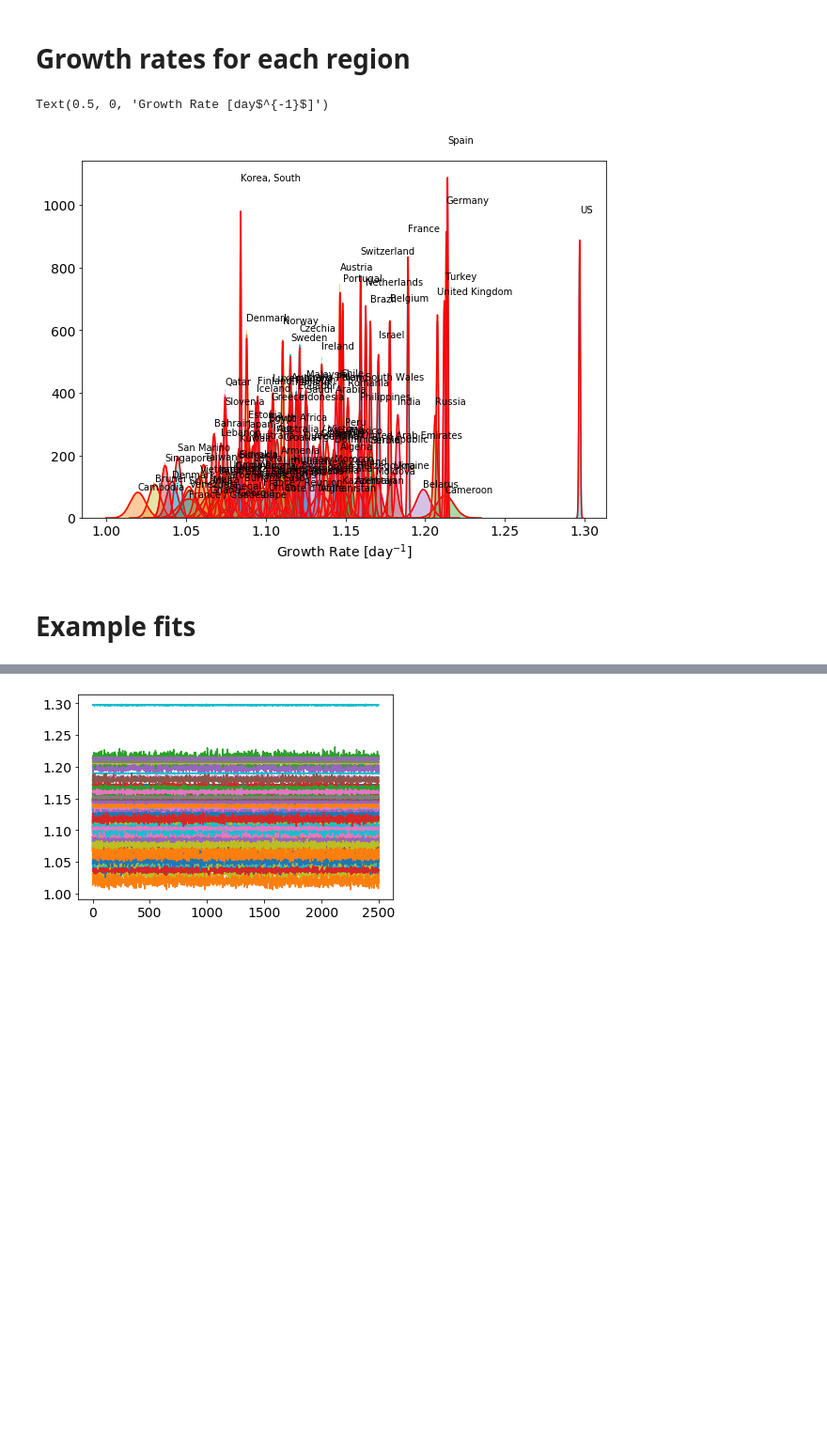
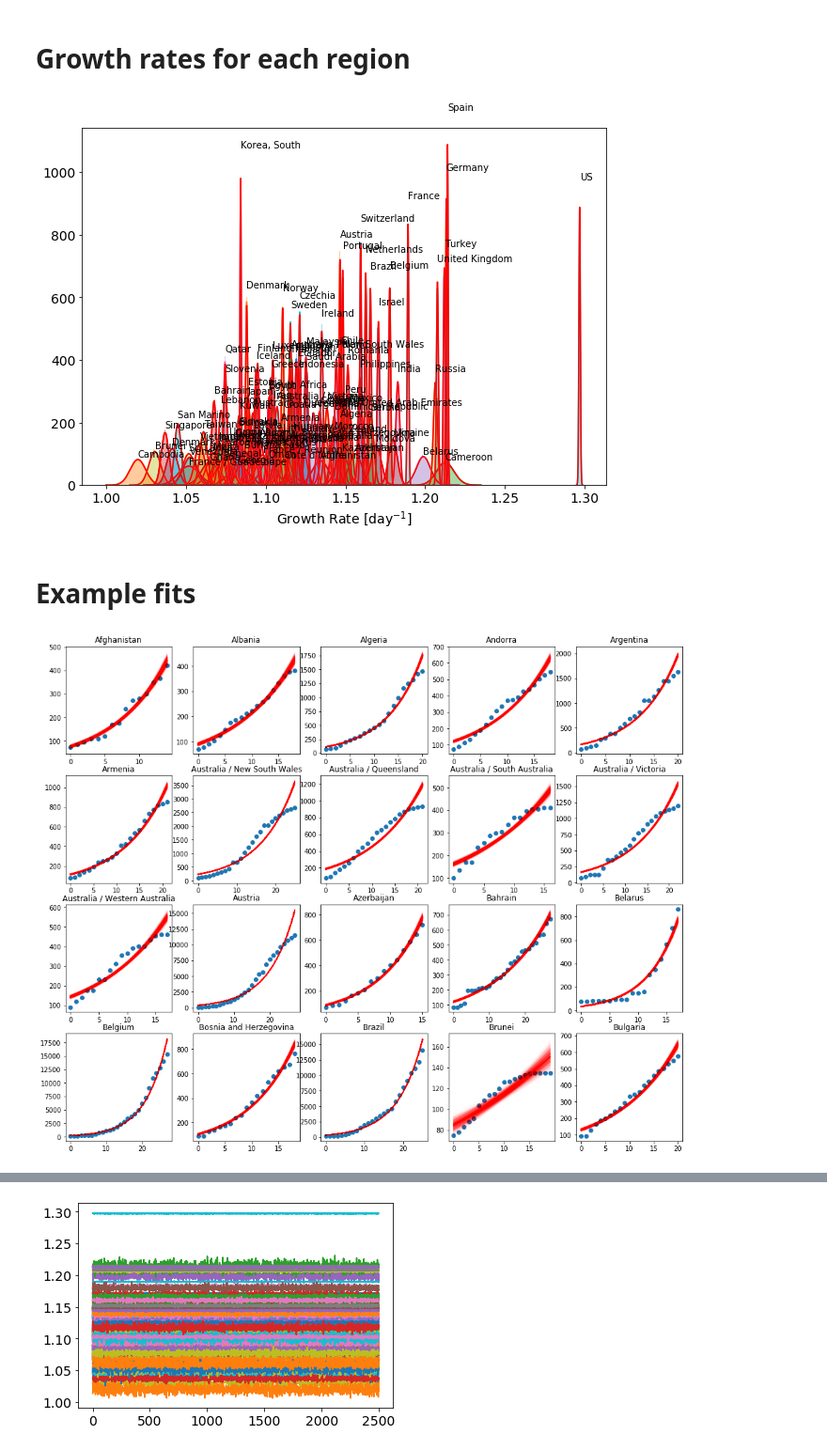
Before and after one commit to chrisfinlay/covid19, a Jupyter notebook: notebooks/2.1 Exponential Bayesian Hierarchical Model (BHM) Confirmed only.ipynb, the cells around one changed output, grey strips where cells are left out. Shown at 94% size. Drawn from its saved outputs; the diff is of its cells as text; code cells hidden in the pictures; blank space fills up the shorter version.

```diff
--- a/notebooks/2.1 Exponential Bayesian Hierarchical Model (BHM) Confirmed only.ipynb
+++ b/notebooks/2.1 Exponential Bayesian Hierarchical Model (BHM) Confirmed only.ipynb
@@ -143,7 +126,7 @@ print(f'Time taken to compile model and draw samples : {time()-s} s')
 Time taken to compile model and draw samples : 11123.779036045074 s
 # %%
 samples = mcmc.get_samples()
-with h5py.File('../data/nb_samples/2.0.2_EXPsamples_10k.h5', 'w') as fp:
+with h5py.File('../data/nb_samples/2.1_EXPsamples_Confirmed.h5', 'w') as fp:
     for key in samples:
         fp[key] = samples[key]
 mcmc.print_summary()
@@ -167,9 +150,9 @@ GR_grp_sigma[0]      0.05      0.00      0.05      0.04      0.05  13048.57
 Number of divergences: 0
 # %%
 samples = {}
-with h5py.File('../data/nb_samples/2.0.2_EXPsamples_10k.h5', 'r') as fp:
+with h5py.File('../data/nb_samples/2.1_EXPsamples_Confirmed.h5', 'r') as fp:
     for key in fp.keys():
-        samples[key] = fp[(key)].value
+        samples[key] = fp[(key)][()]
 # %% [markdown]
 # Growth rate for all regions together
 # %%
@@ -189,15 +172,29 @@ plt.figure(figsize=(10,7))
 l_b, u_b = 1.0, 1.4
 
 for i in range(N):
-    smp = mcmc.get_samples()['GR_ind'][:,i]
+    smp = samples['GR_ind'][:,i]
     mn, std = norm.fit(smp)
     sns.distplot(smp, bins=50, fit=norm, fit_kws={'color':'red'})
     plt.text(mn, 1.1*norm.pdf(mn, mn, std), list(cases.keys())[i], fontsize=10)
 
 plt.xlabel(r'Growth Rate [day$^{-1}$]')
 # plt.xlim(l_b, u_b)
+plt.savefig('../plots/GrowthRateCumulativeConfirmedCases.png', dpi=200)
 # %% [output]
-Text(0.5, 0, 'Growth Rate [day$^{-1}$]')
 [figure]
 # %% [markdown]
 # Example fits
+# %%
+plt.rcParams['font.size'] = 10
+fig,ax = plt.subplots(4, 5, figsize=(17,14))
+a = ax.flatten()
+for i, c in enumerate(list(cases.keys())[:20]):
+    t = np.arange(len(cases[c]))
+    a[i].set_title(c)
+    a[i].plot(cases[c], 'o')
+    a[i].plot(np.mean(samples['Ii_ind'][:,i])*np.mean(samples['GR_ind'][:,i])**t, 'r')
+    a[i].plot((samples['Ii_ind'][::10,i:i+1]*samples['GR_ind'][::10,i:i+1]**t[None,:]).T, 'r', alpha=0.01)
+
+plt.savefig('../plots/2.1_ExampleFits.png', dpi=200)
+# %% [output]
+[figure, added]
```
Also changed, not shown: parts of 10 cells of this notebook, 16 other files.
